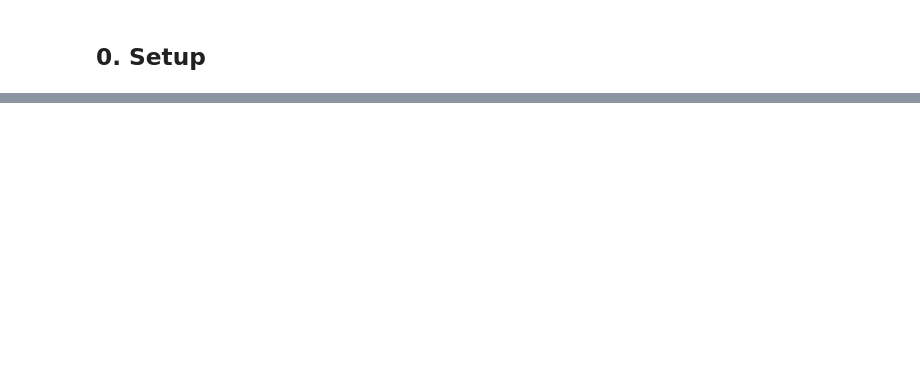
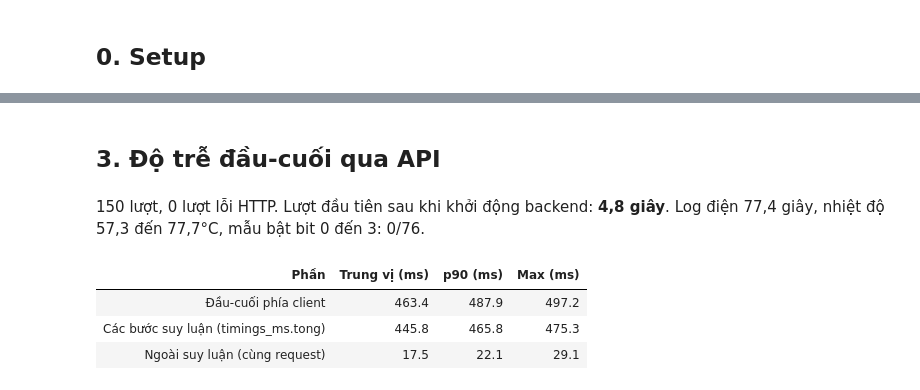
Before and after one commit to UIT-DoAnCuoiKi/UIT2026-DoAnCuoiKi, a Jupyter notebook: src/ml/notebooks/benchmark-raspberry-pi5.ipynb, the cells around one changed output, grey strips where cells are left out. Cells and saved outputs as stored; diff of their text form; code cells hidden in the pictures; blank space fills up the shorter version.

```diff
--- a/src/ml/notebooks/benchmark-raspberry-pi5.ipynb
+++ b/src/ml/notebooks/benchmark-raspberry-pi5.ipynb
@@ -725,0 +169,26 @@ khi backend, portal và camera chạy cùng lúc; chưa thử lượng tử hoá
+# %% [markdown]
+## 3. Độ trễ đầu-cuối qua API
+# %%
+api = pd.read_csv(API / "do_tre_api.csv")
+ok = api[api.http == 200]
+theo_anh = ok.groupby("anh")[["ms", "suy_luan_backend_ms", "ngoai_suy_luan_ms"]].median()
+luot_dau = dict(l.split("=") for l in (API / "do_tre_api_luot_dau.txt").read_text().split())
+dien_api = pd.read_csv(API / "nhat_ky_dien.csv")
+co_api = int(((dien_api.throttled.map(lambda s: int(s, 16)) & 0xF) != 0).sum())
+display(Markdown(f"{len(api)} lượt, {len(api) - len(ok)} lượt lỗi HTTP. "
+                 f"Lượt đầu tiên sau khi khởi động backend: **{so_vn(float(luot_dau['luot_dau_ms']) / 1000)} giây**. "
+                 f"Log điện {so_vn(dien_api.t_unix.iloc[-1] - dien_api.t_unix.iloc[0])} giây, nhiệt độ "
+                 f"{so_vn(dien_api.nhiet_do_c.iloc[0])} đến {so_vn(dien_api.nhiet_do_c.max())}°C, "
+                 f"mẫu bật bit 0 đến 3: {co_api}/{len(dien_api)}."))
+display(pd.DataFrame({
+    "Phần": ["Đầu-cuối phía client", "Các bước suy luận (timings_ms.tong)", "Ngoài suy luận (cùng request)"],
+    "Trung vị (ms)": [theo_anh[c].median() for c in theo_anh],
+    "p90 (ms)": [np.percentile(theo_anh[c], 90) for c in theo_anh],
+    "Max (ms)": [theo_anh[c].max() for c in theo_anh],
+}).style.hide(axis="index").format(precision=1))
+# %% [output]
+150 lượt, 0 lượt lỗi HTTP. Lượt đầu tiên sau khi khởi động backend: **4,8 giây**. Log điện 77,4 giây, nhiệt độ 57,3 đến 77,7°C, mẫu bật bit 0 đến 3: 0/76.
+| Phần | Trung vị (ms) | p90 (ms) | Max (ms) |
+| Đầu-cuối phía client | 463.4 | 487.9 | 497.2 |
+| Các bước suy luận (timings_ms.tong) | 445.8 | 465.8 | 475.3 |
+| Ngoài suy luận (cùng request) | 17.5 | 22.1 | 29.1 |
```
Also changed, not shown: parts of 52 cells of this notebook, 28 other files.
